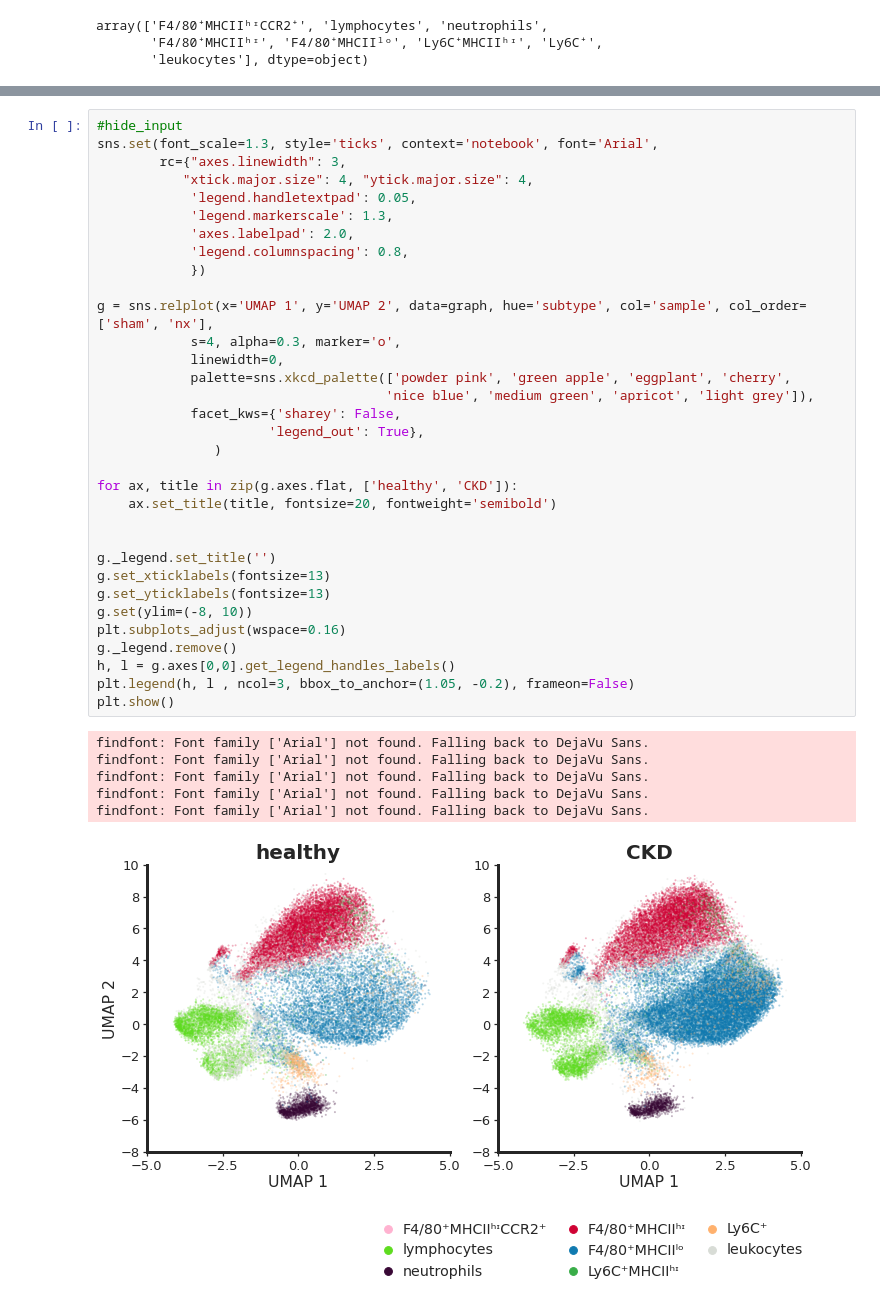
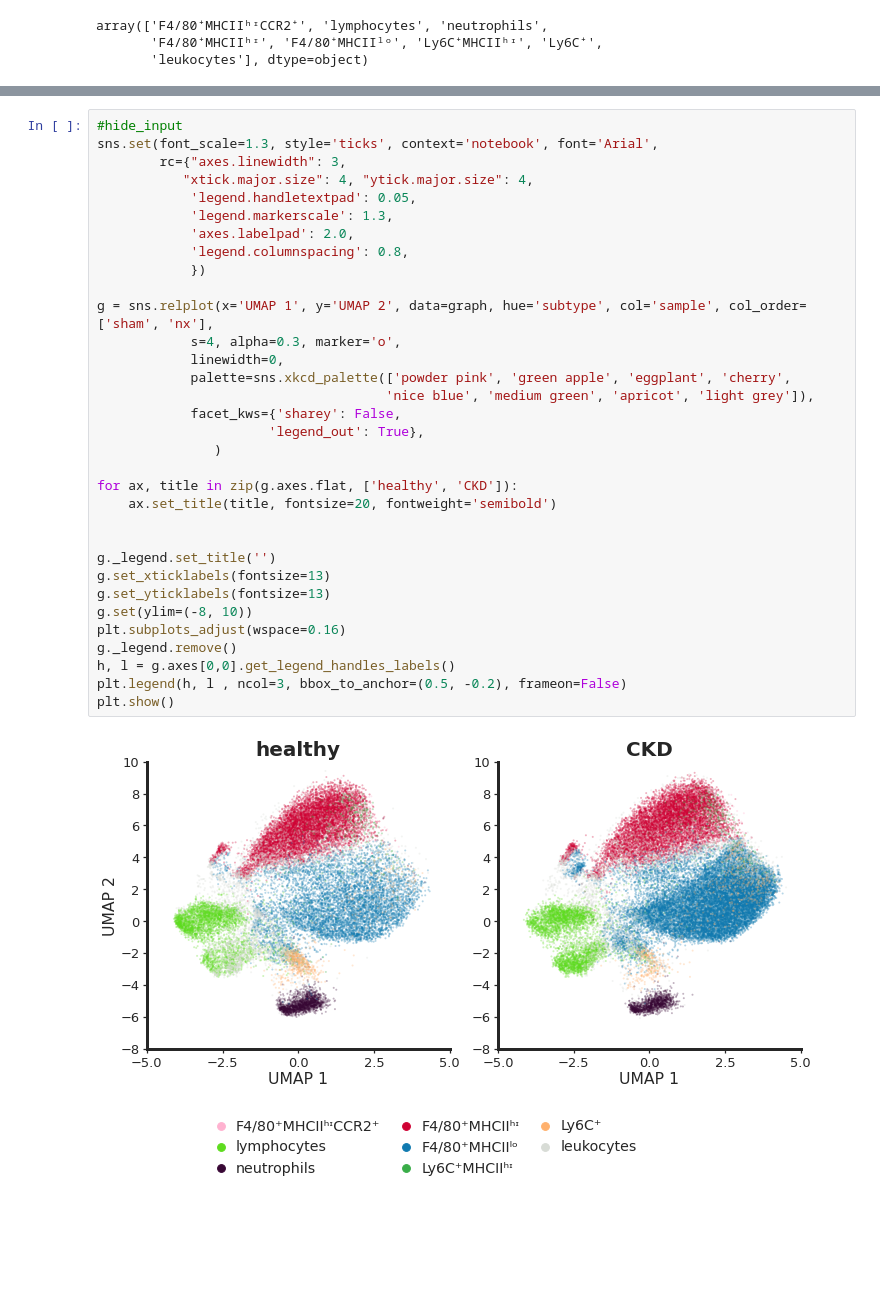
Before and after one commit to Marie-anneMawhin/blog, a Jupyter notebook: _notebooks/2021-03-07-parametric_UMAP_blog_2.ipynb, the cells around one changed output, grey strips where cells are left out. Saved outputs shown, nothing was run; the diff lists cells and outputs as text; blank space fills up the shorter version.

```diff
--- a/_notebooks/2021-03-07-parametric_UMAP_blog_2.ipynb
+++ b/_notebooks/2021-03-07-parametric_UMAP_blog_2.ipynb
@@ -227,37 +264,32 @@ sns.set(font_scale=1.3, style='ticks', context='notebook', font='Arial',
         rc={"axes.linewidth": 3,
            "xtick.major.size": 4, "ytick.major.size": 4,
             'legend.handletextpad': 0.05,
             'legend.markerscale': 1.3,
             'axes.labelpad': 2.0,
             'legend.columnspacing': 0.8,
             })
 
 g = sns.relplot(x='UMAP 1', y='UMAP 2', data=graph, hue='subtype', col='sample', col_order=['sham', 'nx'],
             s=4, alpha=0.3, marker='o',
             linewidth=0,
             palette=sns.xkcd_palette(['powder pink', 'green apple', 'eggplant', 'cherry',
                                      'nice blue', 'medium green', 'apricot', 'light grey']),
             facet_kws={'sharey': False,
                       'legend_out': True},
                )
 
 for ax, title in zip(g.axes.flat, ['healthy', 'CKD']):
     ax.set_title(title, fontsize=20, fontweight='semibold')
 
 
 g._legend.set_title('')
 g.set_xticklabels(fontsize=13)
 g.set_yticklabels(fontsize=13)
 g.set(ylim=(-8, 10))
 plt.subplots_adjust(wspace=0.16)
 g._legend.remove()
 h, l = g.axes[0,0].get_legend_handles_labels()
-plt.legend(h, l , ncol=3, bbox_to_anchor=(1.05, -0.2), frameon=False)
+plt.legend(h, l , ncol=3, bbox_to_anchor=(0.5, -0.2), frameon=False)
 plt.show()
 # %% [output]
-findfont: Font family ['Arial'] not found. Falling back to DejaVu Sans.
-findfont: Font family ['Arial'] not found. Falling back to DejaVu Sans.
-findfont: Font family ['Arial'] not found. Falling back to DejaVu Sans.
-findfont: Font family ['Arial'] not found. Falling back to DejaVu Sans.
-findfont: Font family ['Arial'] not found. Falling back to DejaVu Sans.
-[figure, old version]
+[figure, new version]
```
Also changed, not shown: parts of 9 cells of this notebook.
